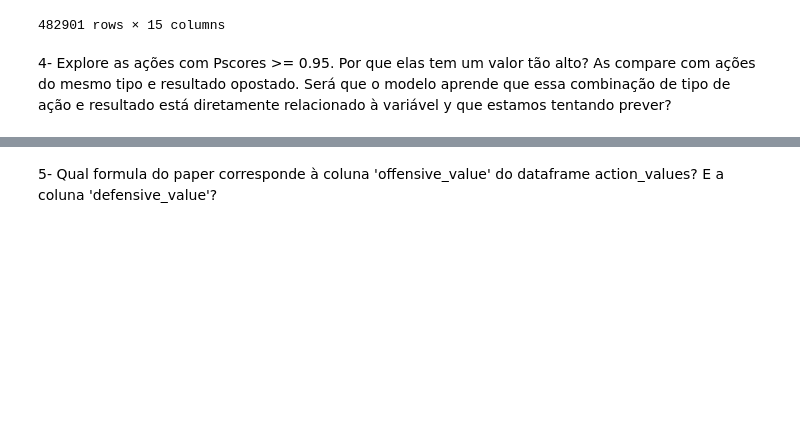
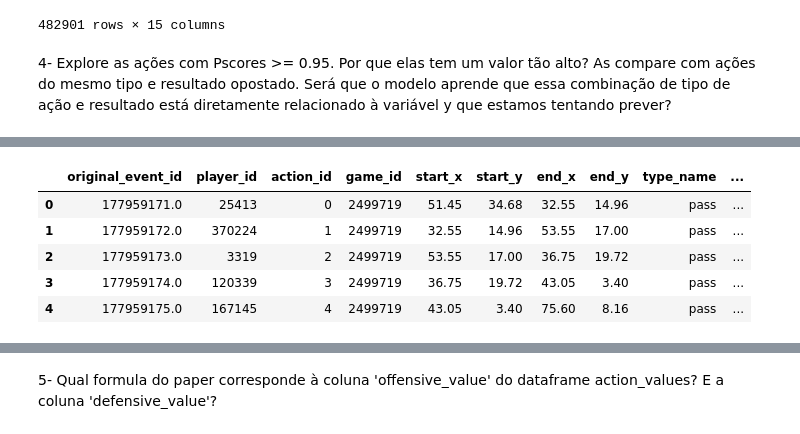
Before and after one commit to lframosferreira/soccer-analytics-notebooks, a Jupyter notebook: atv05/luis_felipe_ramos_ferreira.ipynb, the cells around one changed output, grey strips where cells are left out. Saved outputs shown, nothing was run; the diff lists cells and outputs as text; code cells hidden in the pictures; blank space fills up the shorter version.

```diff
--- a/atv05/luis_felipe_ramos_ferreira.ipynb
+++ b/atv05/luis_felipe_ramos_ferreira.ipynb
@@ -319,0 +363,9 @@ action_values["England"]
+# %%
+action_values["England"].query("Pscores < 0.05").head()
+# %% [output]
+|  | original_event_id | player_id | action_id | game_id | start_x | start_y | end_x | end_y | type_name | ... |
+| 0 | 177959171.0 | 25413 | 0 | 2499719 | 51.45 | 34.68 | 32.55 | 14.96 | pass | ... |
+| 1 | 177959172.0 | 370224 | 1 | 2499719 | 32.55 | 14.96 | 53.55 | 17.00 | pass | ... |
+| 2 | 177959173.0 | 3319 | 2 | 2499719 | 53.55 | 17.00 | 36.75 | 19.72 | pass | ... |
+| 3 | 177959174.0 | 120339 | 3 | 2499719 | 36.75 | 19.72 | 43.05 | 3.40 | pass | ... |
+| 4 | 177959175.0 | 167145 | 4 | 2499719 | 43.05 | 3.40 | 75.60 | 8.16 | pass | ... |
```
Also changed, not shown: parts of 15 cells of this notebook.
